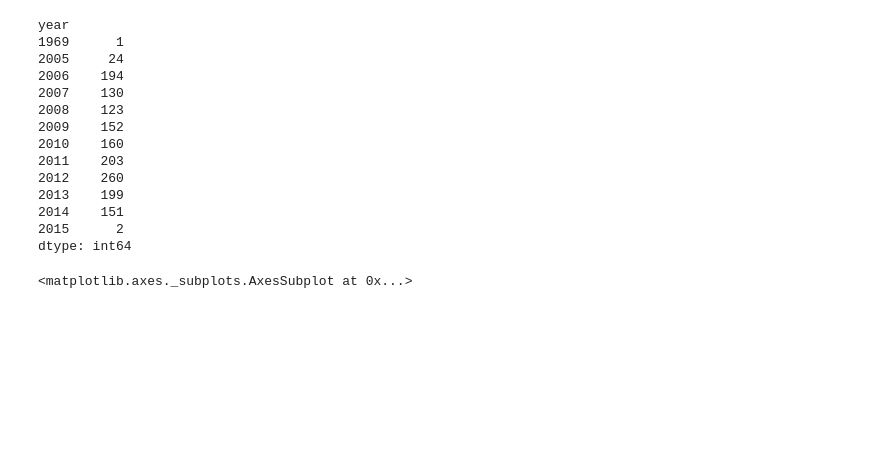
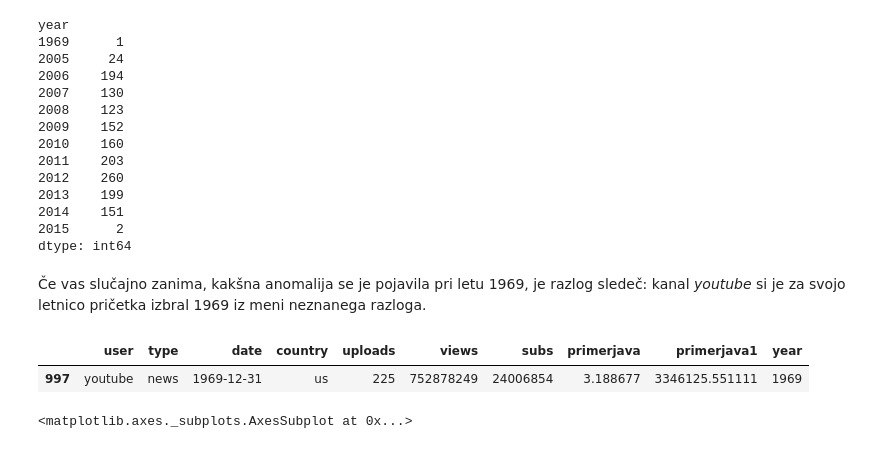
Before and after one commit to jus-kosmac/Projekt_programiranje_1, a Jupyter notebook: Moj projekt.ipynb, the cells around one changed output. Drawn from its saved outputs; the diff is of its cells as text; code cells hidden in the pictures; blank space fills up the shorter version.

```diff
--- a/Moj projekt.ipynb
+++ b/Moj projekt.ipynb
@@ -98,6 +109,13 @@ year
 2014    151
 2015      2
 dtype: int64
+# %% [markdown]
+Če vas slučajno zanima, kakšna anomalija se je pojavila pri letu 1969, je razlog sledeč: kanal *youtube* si je za svojo letnico pričetka izbral 1969 iz meni neznanega razloga.
+# %%
+podatki[podatki.year == 1969]
+# %% [output]
+|  | user | type | date | country | uploads | views | subs | primerjava | primerjava1 | year |
+| 997 | youtube | news | 1969-12-31 | us | 225 | 752878249 | 24006854 | 3.188677 | 3346125.551111 | 1969 |
 # %%
 podatki.groupby('year').size().plot(kind='bar', figsize=(8, 7), fontsize=12)
 # %% [output]
```
Also changed, not shown: parts of 5 cells of this notebook.
